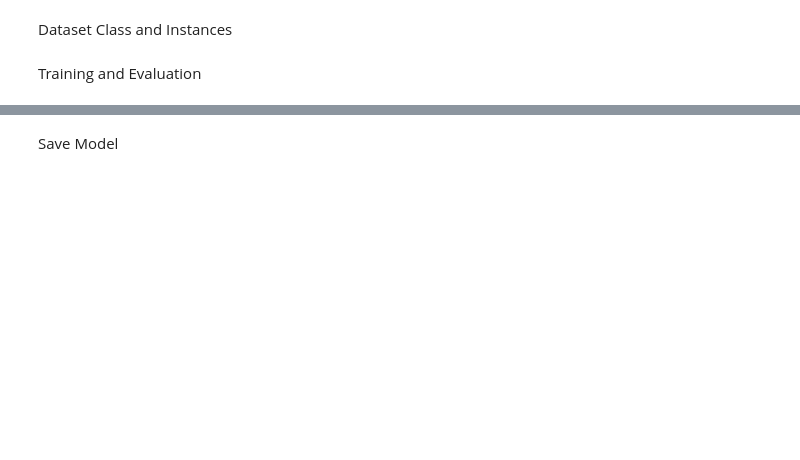
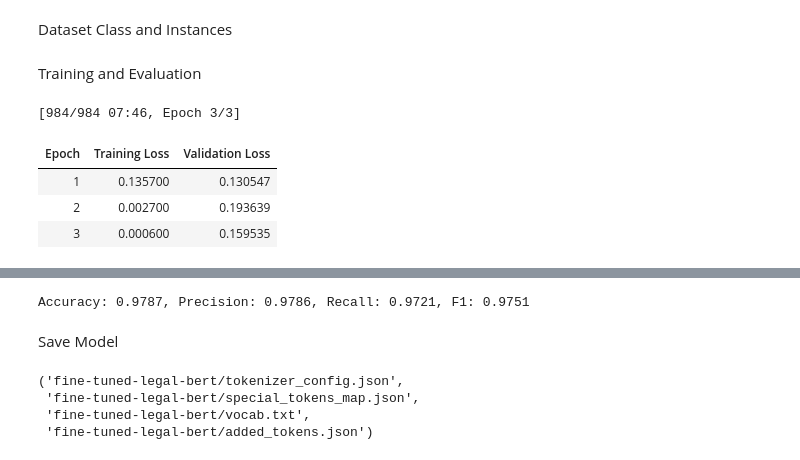
Before and after one commit to rahul-mandadi/LegalClause, a Jupyter notebook: Notebooks/LegalBERTFineTuning.ipynb, the cells around one changed output, grey strips where cells are left out. Cells and saved outputs as stored; diff of their text form; code cells hidden in the pictures; blank space fills up the shorter version.

```diff
--- a/Notebooks/LegalBERTFineTuning.ipynb
+++ b/Notebooks/LegalBERTFineTuning.ipynb
@@ -28,7 +64,7 @@ Initialize Tokenizer and Model
 # %%
 # Initialize tokenizer and model
 tokenizer = BertTokenizer.from_pretrained('nlpaueb/legal-bert-base-uncased')
-model = BertForSequenceClassification.from_pretrained('nlpaueb/legal-bert-base-uncased', num_labels=2)
+model = BertForSequenceClassification.from_pretrained('nlpaueb/legal-bert-base-uncased', num_labels=4)  # Now 4 classes
 device = torch.device('cuda' if torch.cuda.is_available() else 'cpu')
 model.to(device)
 
@@ -61,28 +100,37 @@ Training and Evaluation
 # %%
 # Training arguments
 training_args = TrainingArguments(
     output_dir='./results',
     num_train_epochs=3,
     per_device_train_batch_size=4,
     per_device_eval_batch_size=4,
     warmup_steps=500,
-    weight_decay=0.01,
+    weight_decay=0.1,
     logging_dir='./logs',
     logging_steps=10,
-    evaluation_strategy='epoch'
+    eval_strategy='epoch',
+    report_to="none"
 )
 
 trainer = Trainer(
     model=model,
     args=training_args,
     train_dataset=train_dataset,
     eval_dataset=val_dataset
 )
 
 # Train and evaluate
 trainer.train()
 predictions = trainer.predict(val_dataset)
 preds = predictions.predictions.argmax(-1)
 labels = predictions.label_ids
-print(f'Accuracy: {accuracy_score(labels, preds):.4f}, Precision: {precision_score(labels, preds):.4f}, '
-      f'Recall: {recall_score(labels, preds):.4f}, F1: {f1_score(labels, preds):.4f}')
+print(f'Accuracy: {accuracy_score(labels, preds):.4f}, '
+      f'Precision: {precision_score(labels, preds, average="macro"):.4f}, '
+      f'Recall: {recall_score(labels, preds, average="macro"):.4f}, '
+      f'F1: {f1_score(labels, preds, average="macro"):.4f}')
+# %% [output]
+[984/984 07:46, Epoch 3/3]
+| Epoch | Training Loss | Validation Loss |
+| 1 | 0.135700 | 0.130547 |
+| 2 | 0.002700 | 0.193639 |
+| 3 | 0.000600 | 0.159535 |
@@ -89,6 +138,12 @@ print(f'Accuracy: {accuracy_score(labels, preds):.4f}, Precision: {precision_sco
+Accuracy: 0.9787, Precision: 0.9786, Recall: 0.9721, F1: 0.9751
 # %% [markdown]
 Save Model
 # %%
 # Save model
 model.save_pretrained('fine-tuned-legal-bert')
 tokenizer.save_pretrained('fine-tuned-legal-bert')
+# %% [output]
+('fine-tuned-legal-bert/tokenizer_config.json',
+ 'fine-tuned-legal-bert/special_tokens_map.json',
+ 'fine-tuned-legal-bert/vocab.txt',
+ 'fine-tuned-legal-bert/added_tokens.json')
```
Also changed, not shown: parts of 4 cells of this notebook, 1 other file.
